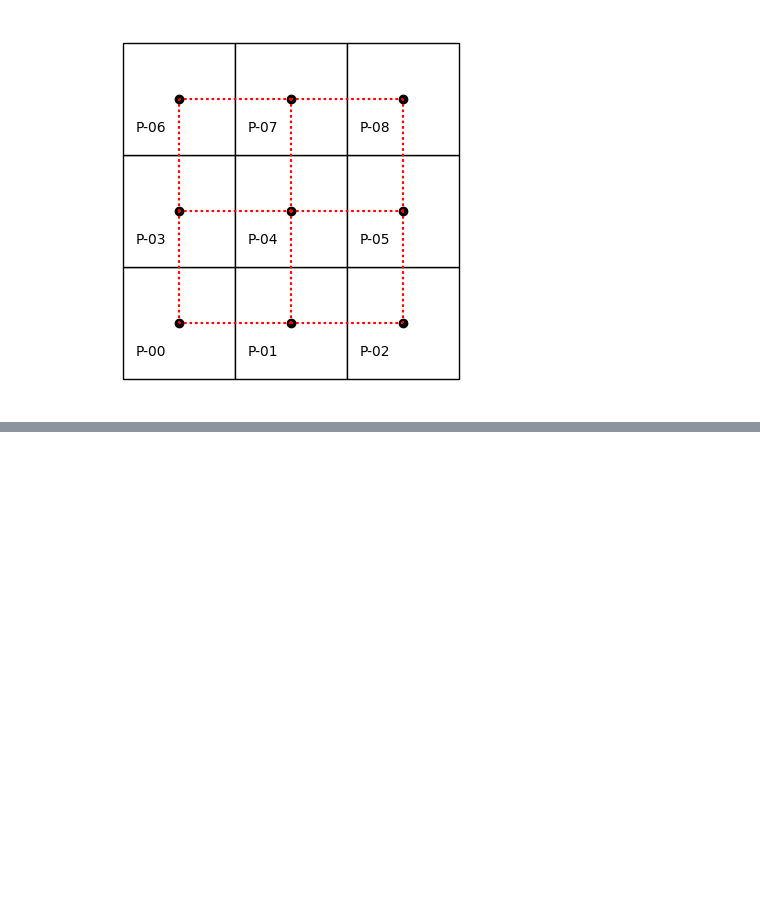
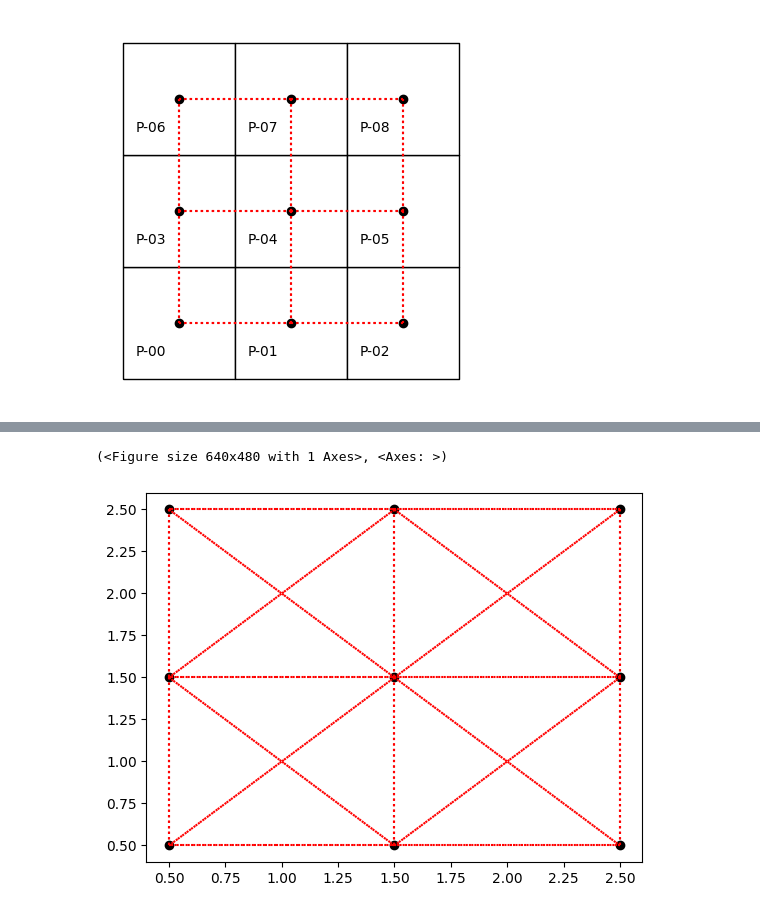
Before and after one commit to arunrajks/geospatial_analysis, a Jupyter notebook: spatail_weights.ipynb, the cells around one changed output, grey strips where cells are left out. Cells and saved outputs as stored; diff of their text form; code cells hidden in the pictures; blank space fills up the shorter version.

Commit message:
update spatial weights

```diff
--- a/spatail_weights.ipynb
+++ b/spatail_weights.ipynb
@@ -68,0 +84,5 @@ ax.set_axis_off()
+# %%
+# Build a queen contiguity matrix from a regular 3x3
+# lattice stored in a geo-table
+wq = weights.contiguity.Queen.from_dataframe(gdf, use_index=False)
+wq.neighbors
@@ -68,0 +99,6 @@ ax.set_axis_off()
+# %%
+# Plot weights connectivity
+wq.plot(gdf, edge_kws=dict(color="r", linestyle=":"))
+# %% [output]
+(<Figure size 640x480 with 1 Axes>, <Axes: >)
+[figure, added]
```
Also changed, not shown: parts of 4 cells of this notebook.
